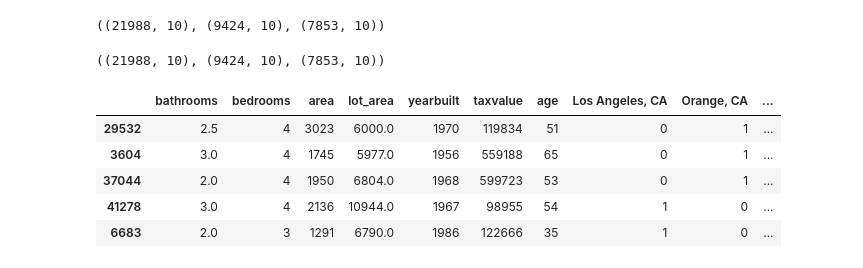
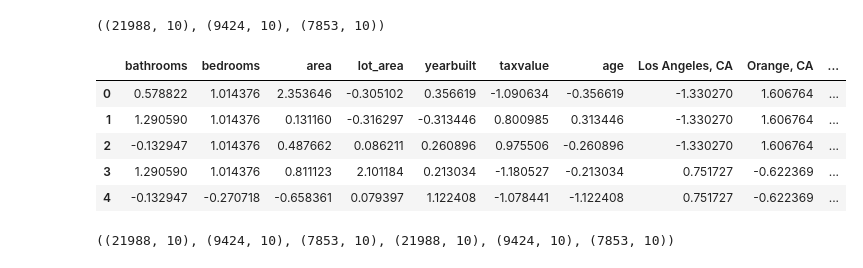
Before and after one commit to lainslie-18/zillow_regression_project, a Jupyter notebook: acquire_prepare.ipynb, the cells around one changed output. Drawn from its saved outputs; the diff is of its cells as text; code cells hidden in the pictures.

```diff
--- a/draft.ipynb
+++ b/acquire_prepare.ipynb
@@ -412,18 +413,31 @@ train, validate, test = wrangle.split_data(df)
 train.shape, validate.shape, test.shape
 # %% [output]
 ((21988, 10), (9424, 10), (7853, 10))
-# %%
-# check function
-train, validate, test = wrangle.wrangle_zillow()
-train.shape, validate.shape, test.shape
-# %% [output]
-((21988, 10), (9424, 10), (7853, 10))
 # %%
 train.head()
-# %% [output]
-|  | bathrooms | bedrooms | area | lot_area | yearbuilt | taxvalue | age | Los Angeles, CA | Orange, CA | ... |
-| 29532 | 2.5 | 4 | 3023 | 6000.0 | 1970 | 119834 | 51 | 0 | 1 | ... |
-| 3604 | 3.0 | 4 | 1745 | 5977.0 | 1956 | 559188 | 65 | 0 | 1 | ... |
-| 37044 | 2.0 | 4 | 1950 | 6804.0 | 1968 | 599723 | 53 | 0 | 1 | ... |
-| 41278 | 3.0 | 4 | 2136 | 10944.0 | 1967 | 98955 | 54 | 1 | 0 | ... |
-| 6683 | 2.0 | 3 | 1291 | 6790.0 | 1986 | 122666 | 35 | 1 | 0 | ... |
+# %%
+# create function that scales train, validate, and test datasets using standardscaler
+def scale_data_standardscaler(train, validate, test):
+    # Create the scaler
+    scaler = sklearn.preprocessing.StandardScaler()
+
+    # Fit scaler on train dataset
+    scaler.fit(train)
+
+   # Transform and rename columns for all three datasets
+    train_scaled = pd.DataFrame(scaler.transform(train), columns = train.columns.tolist())
+    validate_scaled = pd.DataFrame(scaler.transform(validate), columns = train.columns.tolist())
+    test_scaled = pd.DataFrame(scaler.transform(test), columns = train.columns.tolist())
+
+    return train_scaled, validate_scaled, test_scaled
+# %%
+# test function
+train_scaled, validate_scaled, test_scaled = scale_data_standardscaler(train, validate, test)
+train_scaled.head()
+# %% [output]
+|  | bathrooms | bedrooms | area | lot_area | yearbuilt | taxvalue | age | Los Angeles, CA | Orange, CA | ... |
+| 0 | 0.578822 | 1.014376 | 2.353646 | -0.305102 | 0.356619 | -1.090634 | -0.356619 | -1.330270 | 1.606764 | ... |
+| 1 | 1.290590 | 1.014376 | 0.131160 | -0.316297 | -0.313446 | 0.800985 | 0.313446 | -1.330270 | 1.606764 | ... |
+| 2 | -0.132947 | 1.014376 | 0.487662 | 0.086211 | 0.260896 | 0.975506 | -0.260896 | -1.330270 | 1.606764 | ... |
+| 3 | 1.290590 | 1.014376 | 0.811123 | 2.101184 | 0.213034 | -1.180527 | -0.213034 | 0.751727 | -0.622369 | ... |
+| 4 | -0.132947 | -0.270718 | -0.658361 | 0.079397 | 1.122408 | -1.078441 | -1.122408 | 0.751727 | -0.622369 | ... |
@@ -429,0 +454,5 @@ train.head()
+# %%
+train, validate, test, train_scaled, validate_scaled, test_scaled = wrangle.wrangle_zillow()
+train.shape, validate.shape, test.shape, train_scaled.shape, validate_scaled.shape, test_scaled.shape
+# %% [output]
+((21988, 10), (9424, 10), (7853, 10), (21988, 10), (9424, 10), (7853, 10))
```
Also changed, not shown: parts of 3 cells of this notebook, 2 other files.
